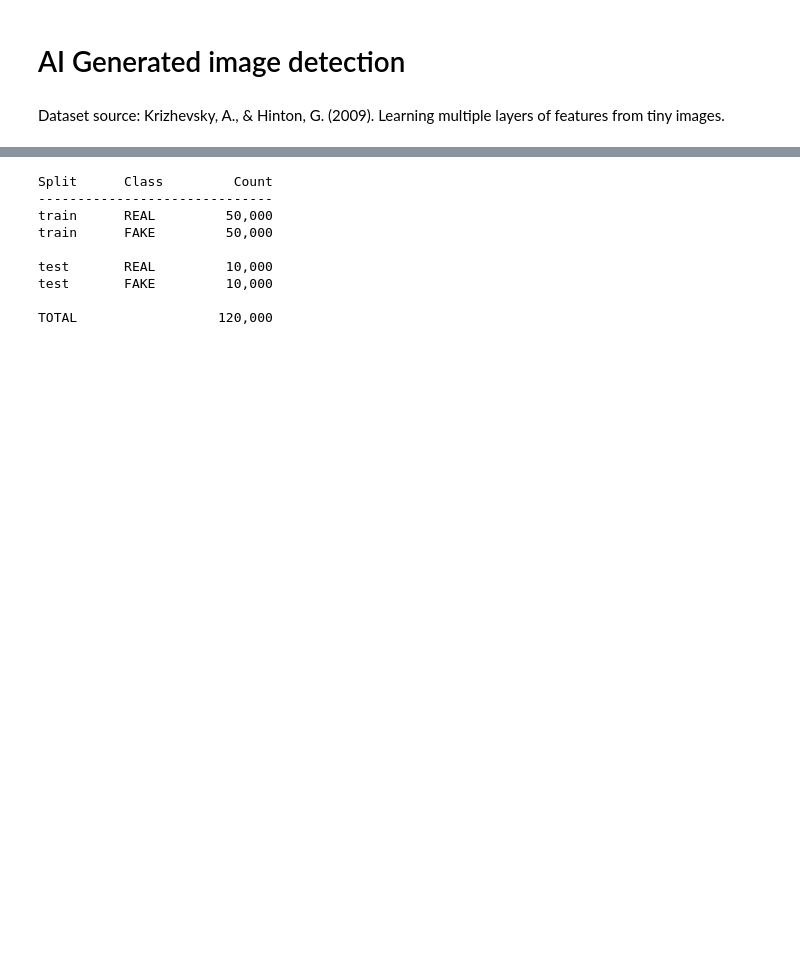
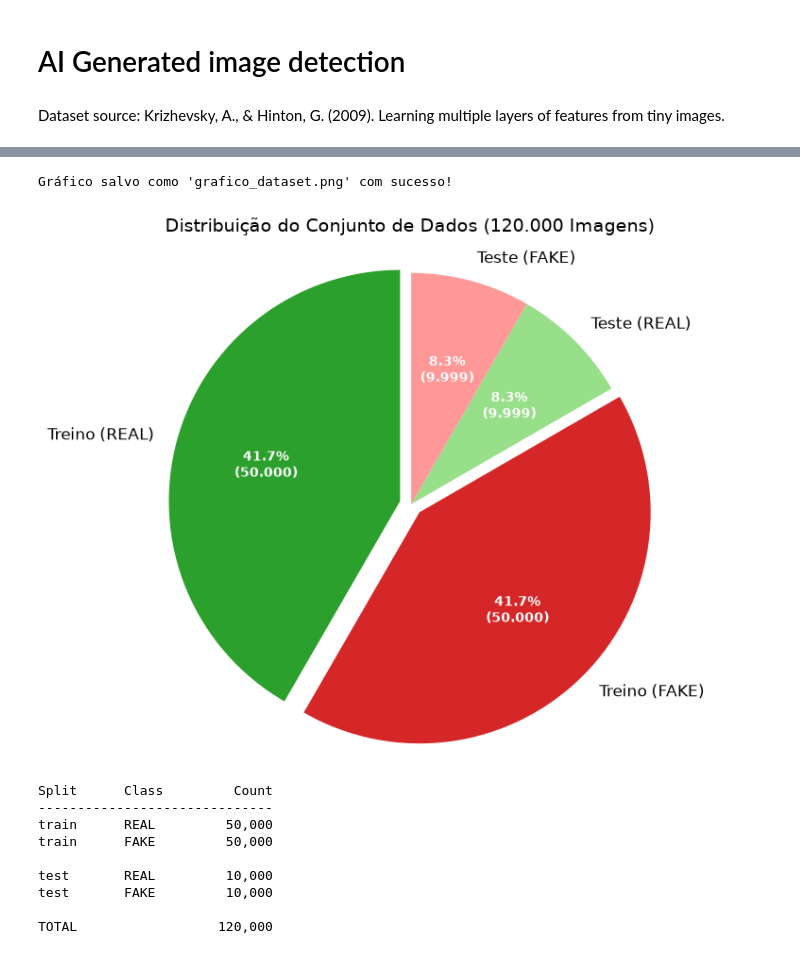
Before and after one commit to FelipeBagnatori01/AI_Final_Project, a Jupyter notebook: image_analysis.ipynb, the cells around one changed output, grey strips where cells are left out. Drawn from its saved outputs; the diff is of its cells as text; code cells hidden in the pictures; blank space fills up the shorter version.

Commit message:
feat: gráficos da distribuição das imagens do datatset

```diff
--- a/image_analysis.ipynb
+++ b/image_analysis.ipynb
@@ -14,3 +16,48 @@ Path to dataset files: /Users/febagnatori/.cache/kagglehub/datasets/birdy654/cif
+# %%
+import matplotlib.pyplot as plt
+
+# Dados extraídos do seu código
+labels = ['Treino (REAL)', 'Treino (FAKE)', 'Teste (REAL)', 'Teste (FAKE)']
+sizes = [50000, 50000, 10000, 10000]
+
+# Paleta de cores acadêmica: Tons de verde (Real) e vermelho (Fake)
+colors = ['#2ca02c', '#d62728', '#98df8a', '#ff9896']
+
+# Destacar levemente as fatias de treino
+explode = (0.05, 0.05, 0, 0)
+
+# Criando a figura
+fig, ax = plt.subplots(figsize=(8, 6))
+patches, texts, autotexts = ax.pie(
+    sizes,
+    explode=explode,
+    labels=labels,
+    colors=colors,
+    # Esta função coloca a porcentagem e o número absoluto dentro da fatia
+    autopct=lambda p: f'{p:.1f}%\n({int(p * sum(sizes) / 100):,})'.replace(',', '.'),
+    shadow=False,
+    startangle=90
+)
+
+# Ajustando a estética e tamanho das fontes
+for text in texts:
+    text.set_fontsize(12)
+for autotext in autotexts:
+    autotext.set_fontsize(10)
+    autotext.set_color('white')
+    autotext.set_weight('bold')
+
+plt.title('Distribuição do Conjunto de Dados (120.000 Imagens)', fontsize=14, pad=20)
+plt.axis('equal') # Garante que a pizza seja um círculo perfeito
+plt.tight_layout()
+
+# Salva a imagem em alta resolução
+plt.savefig('grafico_dataset.png', dpi=300, bbox_inches='tight')
+print("Gráfico salvo como 'grafico_dataset.png' com sucesso!")
+plt.show()
+# %% [output]
+Gráfico salvo como 'grafico_dataset.png' com sucesso!
+[figure, added]
 # %%
 import os
 
```
Also changed, not shown: parts of 2 cells of this notebook, 2 other files.
